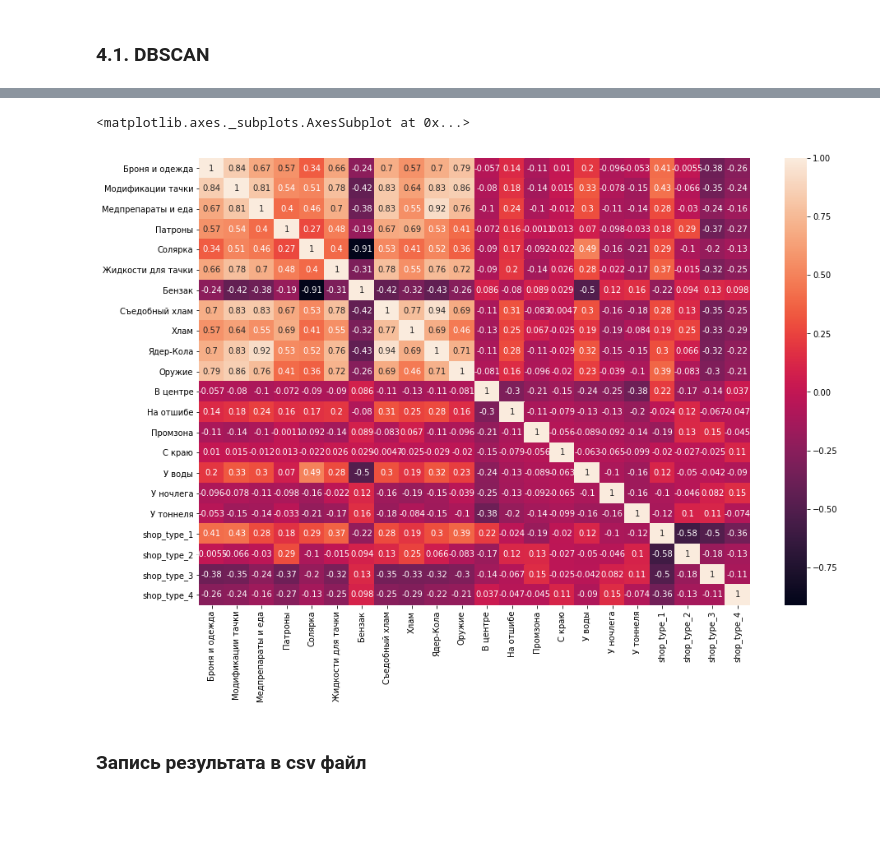
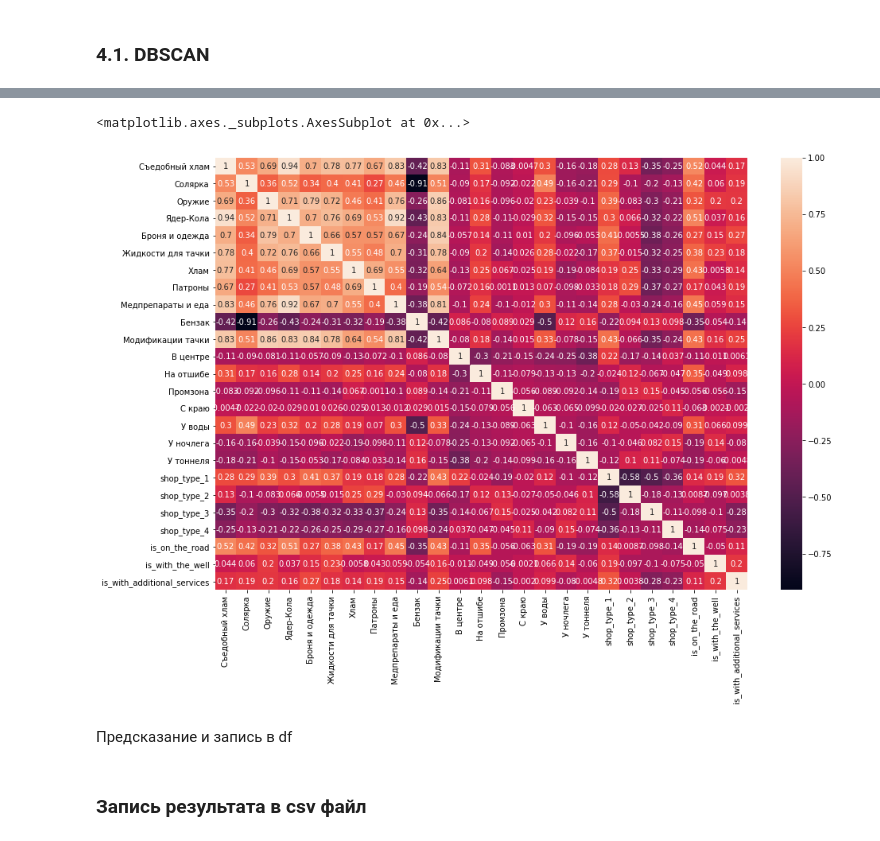
Before and after one commit to anafisa/GPN_2020, a Jupyter notebook: shop_clustering .ipynb, the cells around one changed output, grey strips where cells are left out. Drawn from its saved outputs; the diff is of its cells as text; code cells hidden in the pictures; blank space fills up the shorter version.

```diff
--- a/shop_clustering .ipynb
+++ b/shop_clustering .ipynb
@@ -230,8 +238,7 @@ data1.head(10)
 * __Почему эти признаки важны?__ В реальной жизни в магазин у дома люди чаще заходят за продуктами для приготовления ужина, в магазин около бизнес-центра зайдут скорее за обедом или фруктами. Возможно, и в нашем случае в магазине "В центе" и в магазине "На отшибе" спрос на товары может сильно отличаться, поэтому признаки __neighborhood, is_on_the_road, shop_type__  могут потенциально внести огромный вклад в итоговою кластеризацию
 * __is_with_additional_services__ - весомый бинарный признак. Представим ситуацию: у нас есть два типа АЗС. В АЗС первого типа на территории есть минимаркет, в АЗС другого типа соответственно минимаркета нет. Понятно, что прогнозировать спрос для этих двух типов АЗС нужно по-разному, более того, в данном случае будут использоваться разные стратегии управления и маркетинга, будут планироваться разные промокампании
 # %%
-shops = pd.read_parquet('shops.parquet') # заметим, что shop_id не отсортированы
-shops.head(5)
+shops.head(5)# заметим, что shop_id не отсортированы
 # %% [output]
 |  | shop_id | neighborhood | city | year_opened | is_on_the_road | is_with_the_well | is_with_additional_services | ... |
 | 0 | 705 | В центре | Крепость Джита | 2109 | нет | да | да | ... |
@@ -304,2 +307,3 @@ data3.head(5)
 # %%
-data3 = pd.merge(left=data3, right=shops[['shop_id','is_on_the_road', 'is_with_the_well', 'is_with_additional_services']], left_on='shop_id', right_on='shop_id',  how='outer')
+data4 = pd.merge(left=data3, right=shops[['shop_id','is_on_the_road', 'is_with_the_well', 'is_with_additional_services']], left_on='shop_id', right_on='shop_id',  how='outer')
+data4.head(5)
@@ -338,5 +345,6 @@ data4.head(5)
 # %%
 city_id = pd.concat([shops['shop_id'], pd.get_dummies(shops['city'])], axis=1)
-data4 = pd.merge(left=data3, right=city_id, left_on='shop_id', right_on='shop_id',  how='outer')
-data4.head(5)
+city_id = city_id.fillna(0)
+data5 = pd.merge(left=data4, right=city_id, left_on='shop_id', right_on='shop_id',  how='outer')
+data5.head(5)
 # %% [output]
@@ -446,0 +422,7 @@ d = df.to_numpy()
+# %%
+# df2 = data2.drop(columns=['shop_id']).copy()
+df3 = data3.drop(columns=['shop_id']).copy()
+df4 = data4.drop(columns=['shop_id']).copy()
+# df4 = data4.drop(columns=['shop_id']).copy()
+# df5 = data5.drop(columns=['shop_id']).copy()
+d = df3.to_numpy()
@@ -516,6 +519,6 @@ plt.show()
 # %%
 fig = plt.figure(figsize=(15,10))
-sns.heatmap(df.corr(), annot = True)
+sns.heatmap(df4.corr(), annot = True)
 # %% [output]
 <matplotlib.axes._subplots.AxesSubplot at 0x...>
-[figure, old version]
+[figure, new version]
@@ -524,3 +525,5 @@ sns.heatmap(df.corr(), annot = True)
+# %% [markdown]
+Предсказание и запись в df
 # %%
 import numpy as np
 from sklearn.cluster import KMeans
```
Also changed, not shown: parts of 103 cells of this notebook.
